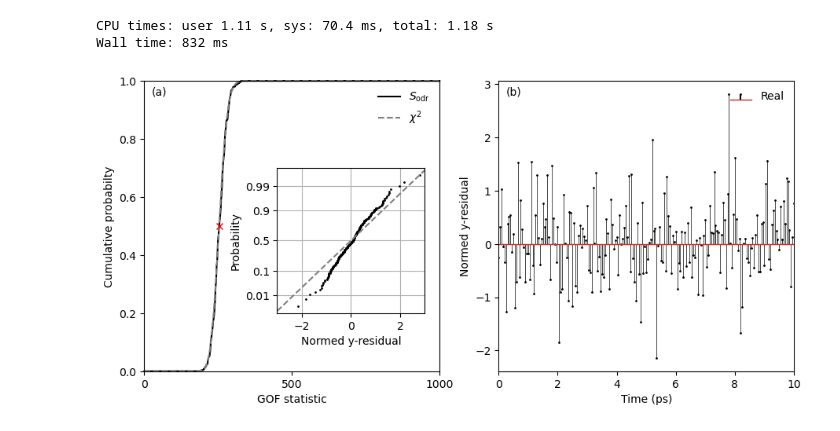
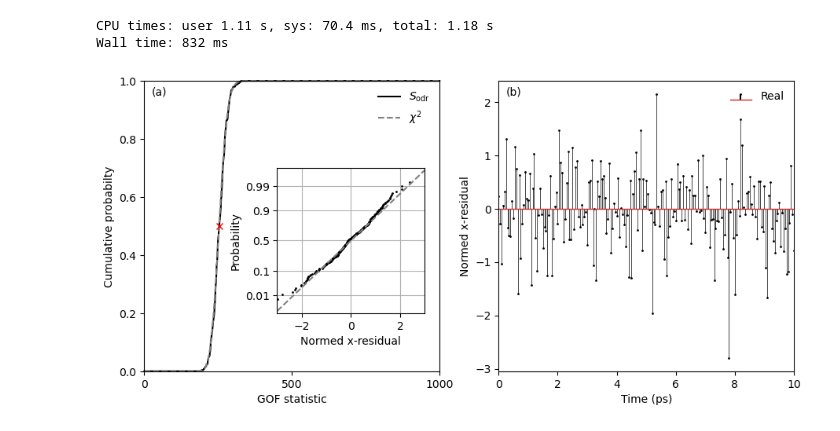
Before and after one commit to dodge-research-group/thztools, a Jupyter notebook: examples/odr-test.ipynb, the cells around one changed output. Drawn from its saved outputs; the diff is of its cells as text; code cells hidden in the pictures.

Commit message:
Update odr-test to show x-residuals, which must be multiplied by sqrt(2) to be consistent with the standard normal distribution.

```diff
--- a/examples/odr-test.ipynb
+++ b/examples/odr-test.ipynb
@@ -83,7 +83,7 @@ Wall time: 832 ms
 # %%
 # Find the index of the median value
 i_show = np.argsort(resnorm_odr)[len(resnorm_odr) // 2]
-osm, osr = probplot(epsilon_odr[:, i_show], fit=False)
+osm, osr = probplot(delta_odr[:, i_show] * np.sqrt(2), fit=False)
 
 w, h = figaspect(0.45)
 _, axs = plt.subplots(1, 2, figsize=(w, h))
@@ -111,34 +111,34 @@ ins.plot(osr, osm, 'k.', ms=2)
 ins.plot([-3, 3], [-3, 3], '--', c='gray')
 ins.grid()
 
 ins.set_xlim(-3, 3)
 ins.set_ylim(norm.ppf([0.001, 0.999]))
 
 ins.set_xticks([-2, 0, 2])
 ins.set_yticks(norm.ppf([0.01, 0.1, 0.5, 0.9, 0.99]))
 
 ins.set_yticklabels(['0.01', '0.1', '0.5', '0.9', '0.99'])
 
-ins.set_xlabel('Normed y-residual')
+ins.set_xlabel('Normed x-residual')
 ins.set_ylabel('Probability')
 
 # Panel (b)
-markerline, stemlines, baseline = axs[1].stem(t, epsilon_odr[:, i_show],
+markerline, stemlines, baseline = axs[1].stem(t, delta_odr[:, i_show],
                                               linefmt = 'k-', markerfmt='.',
                                               label='Real')
 markerline.set_markersize(2)
 stemlines.set_linewidth(0.5)
 baseline.set_linewidth(1)
 
 axs[1].legend(loc='upper right', frameon=False)
 axs[1].text(0.025, 0.95, '(b)', transform=axs[1].transAxes)
 
 axs[1].set_xlim(0, 10)
 # axs[1].set_ylim(-3.5, 3.5)
 
 axs[1].set_xlabel('Time (ps)')
-axs[1].set_ylabel('Normed y-residual')
+axs[1].set_ylabel('Normed x-residual')
 
 plt.show()
 # %% [output]
-[figure, old version]
+[figure, new version]
```
